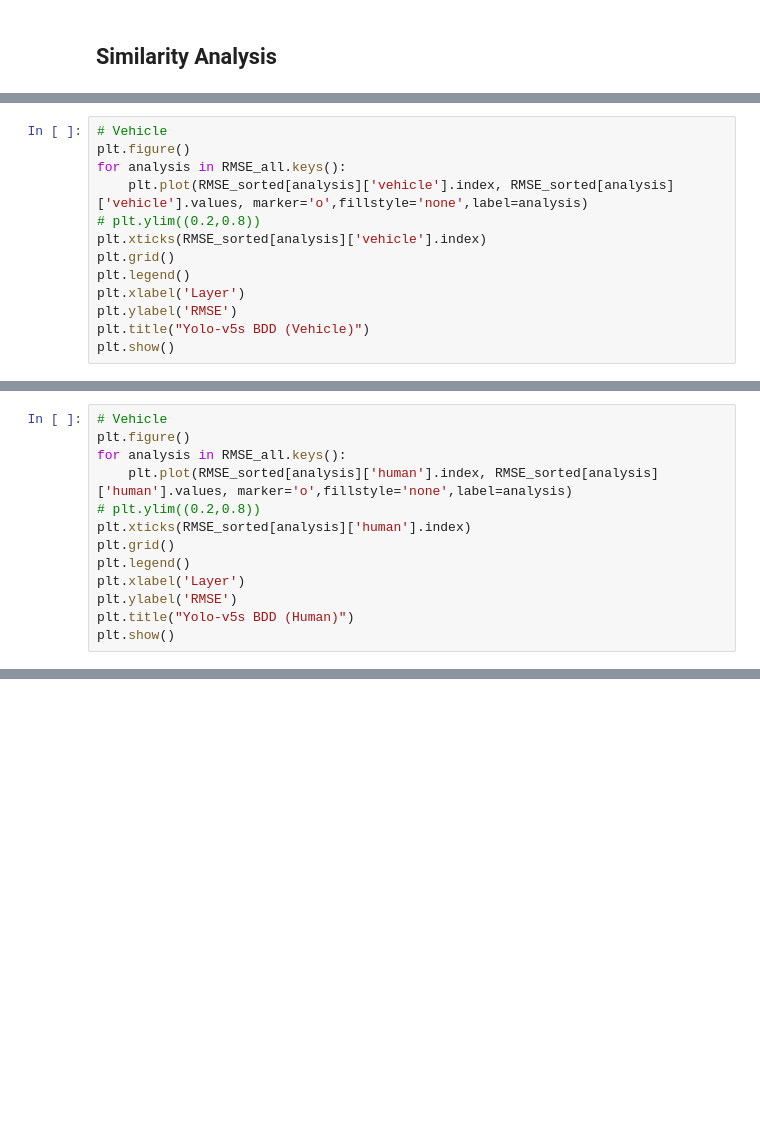
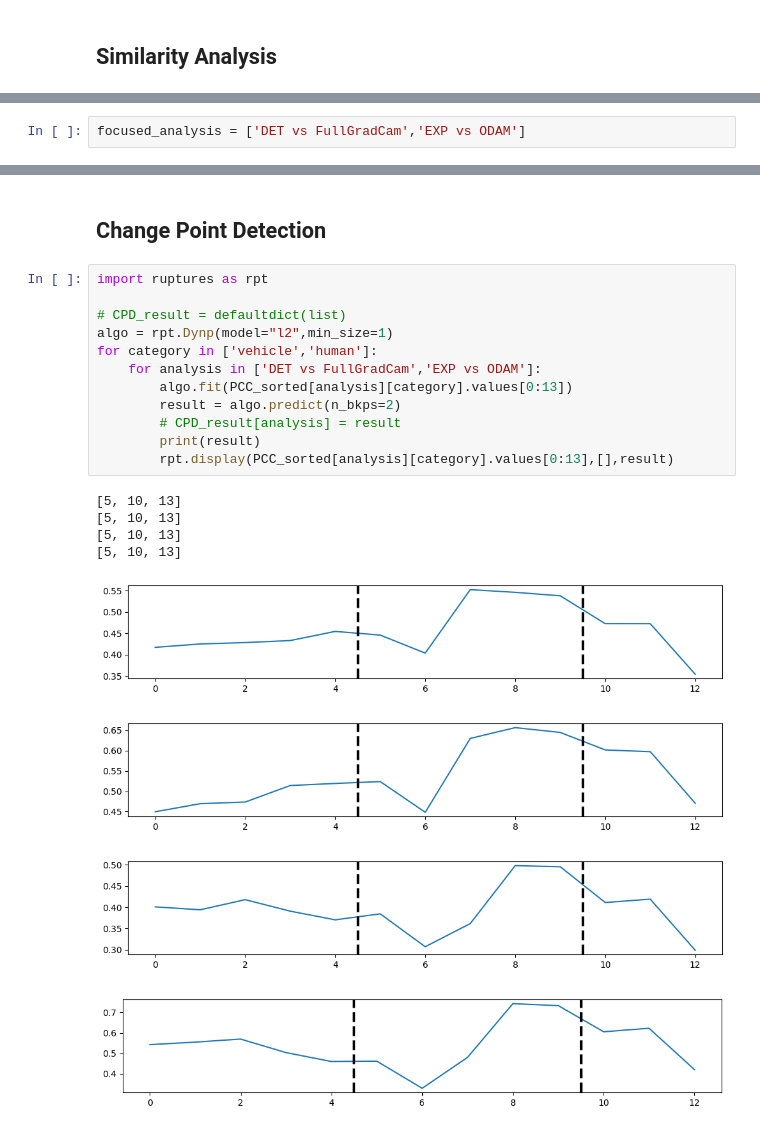
Before and after one commit to shaderein/xai, a Jupyter notebook: scripts/layer_similarity_analysis.ipynb, the cells around one changed output, grey strips where cells are left out. Drawn from its saved outputs; the diff is of its cells as text; blank space fills up the shorter version.

```diff
--- a/scripts/layer_similarity_analysis.ipynb
+++ b/scripts/layer_similarity_analysis.ipynb
@@ -209,13 +620,0 @@ plt.show()
-# %%
-# Vehicle
-plt.figure()
-for analysis in RMSE_all.keys():
-    plt.plot(RMSE_sorted[analysis]['vehicle'].index, RMSE_sorted[analysis]['vehicle'].values, marker='o',fillstyle='none',label=analysis)
-# plt.ylim((0.2,0.8))
-plt.xticks(RMSE_sorted[analysis]['vehicle'].index)
-plt.grid()
-plt.legend()
-plt.xlabel('Layer')
-plt.ylabel('RMSE')
-plt.title("Yolo-v5s BDD (Vehicle)")
-plt.show()
@@ -224,13 +620,0 @@ plt.show()
-# %%
-# Vehicle
-plt.figure()
-for analysis in RMSE_all.keys():
-    plt.plot(RMSE_sorted[analysis]['human'].index, RMSE_sorted[analysis]['human'].values, marker='o',fillstyle='none',label=analysis)
-# plt.ylim((0.2,0.8))
-plt.xticks(RMSE_sorted[analysis]['human'].index)
-plt.grid()
-plt.legend()
-plt.xlabel('Layer')
-plt.ylabel('RMSE')
-plt.title("Yolo-v5s BDD (Human)")
-plt.show()
@@ -238,0 +623,2 @@ plt.show()
+# %%
+focused_analysis = ['DET vs FullGradCam','EXP vs ODAM']
@@ -238,0 +814,23 @@ plt.show()
+# %% [markdown]
+## Change Point Detection
+# %%
+import ruptures as rpt
+
+# CPD_result = defaultdict(list)
+algo = rpt.Dynp(model="l2",min_size=1)
+for category in ['vehicle','human']:
+    for analysis in ['DET vs FullGradCam','EXP vs ODAM']:
+        algo.fit(PCC_sorted[analysis][category].values[0:13])
+        result = algo.predict(n_bkps=2)
+        # CPD_result[analysis] = result
+        print(result)
+        rpt.display(PCC_sorted[analysis][category].values[0:13],[],result)
+# %% [output]
+[5, 10, 13]
+[5, 10, 13]
+[5, 10, 13]
+[5, 10, 13]
+[figure, added]
+[figure, added]
+[figure, added]
+[figure, added]
```
Also changed, not shown: parts of 34 cells of this notebook, 2 other files.
